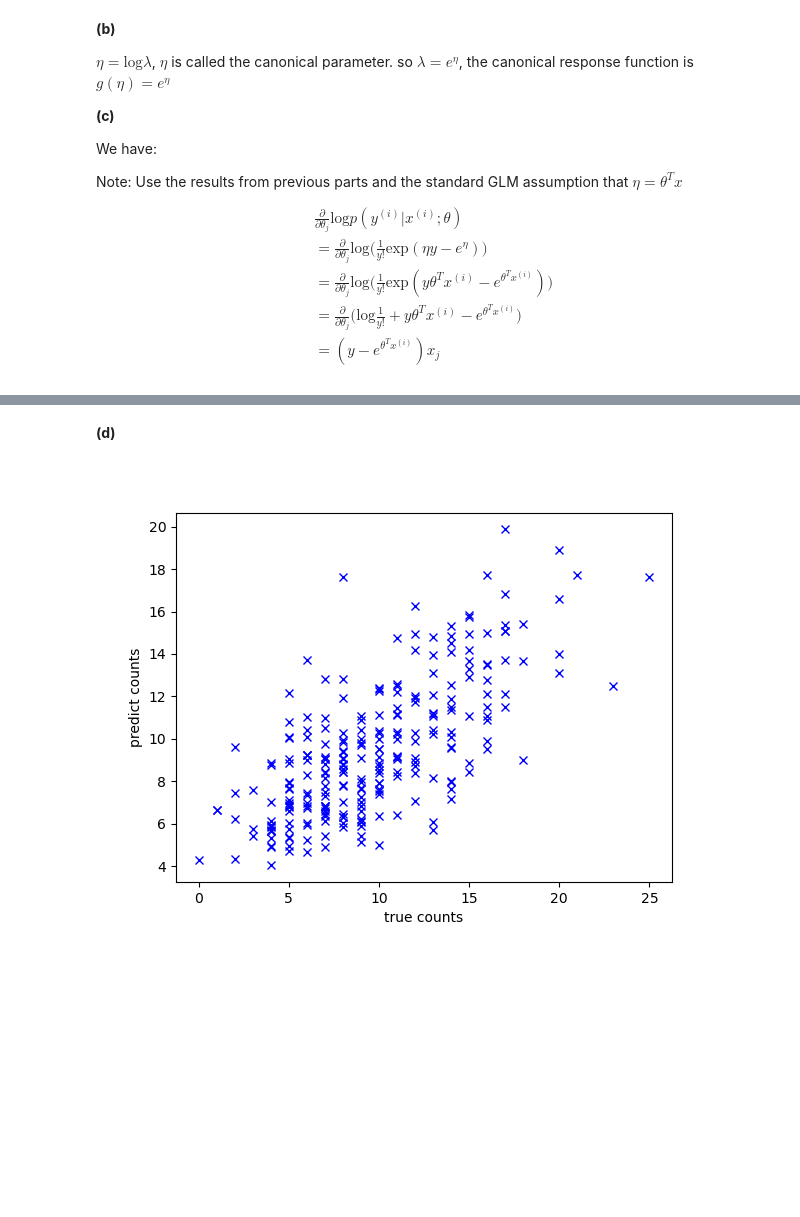
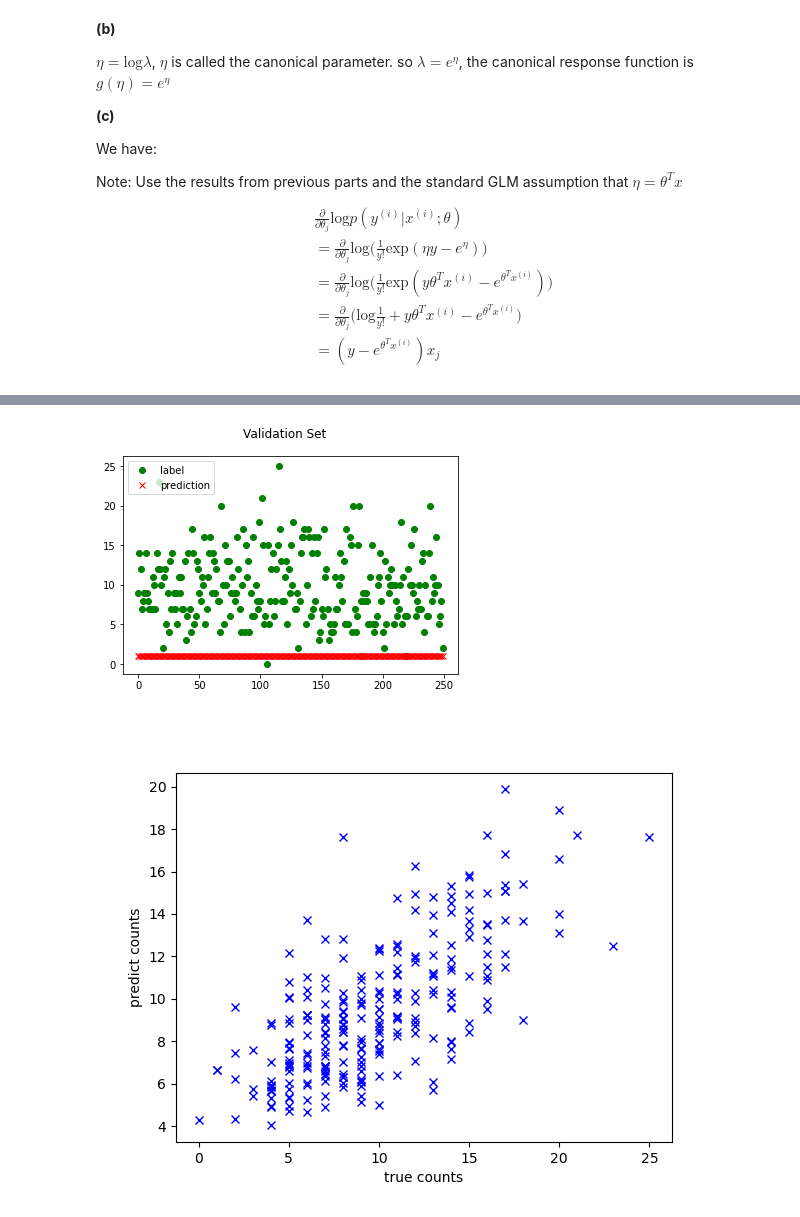
Before and after one commit to weiweia92/CS229_summary, a Jupyter notebook: CS229-2020/psets/ps1/src/poisson/poisson.ipynb, the cells around one changed output, grey strips where cells are left out. Saved outputs shown, nothing was run; the diff lists cells and outputs as text; code cells hidden in the pictures; blank space fills up the shorter version.

```diff
--- a/CS229-2020/psets/ps1/src/poisson/poisson.ipynb
+++ b/CS229-2020/psets/ps1/src/poisson/poisson.ipynb
@@ -31,4 +61,7 @@ $$\theta_j=\theta_j+\alpha(y-e^{\theta^T x^{(i)}})x_j$$ for all $j$.
+# %%
+y_valid_pred = clf.predict(x_valid)
+plot(y_valid, y_valid_pred, 'Validation Set')
+# %% [output]
+[figure, added]
 # %% [markdown]
-**(d)**
-
 ![p03d.png](attachment:a4353bb0-0d66-440a-a760-cdf9b625e155.png)
```
Also changed, not shown: parts of 5 cells of this notebook, 46 other files.
